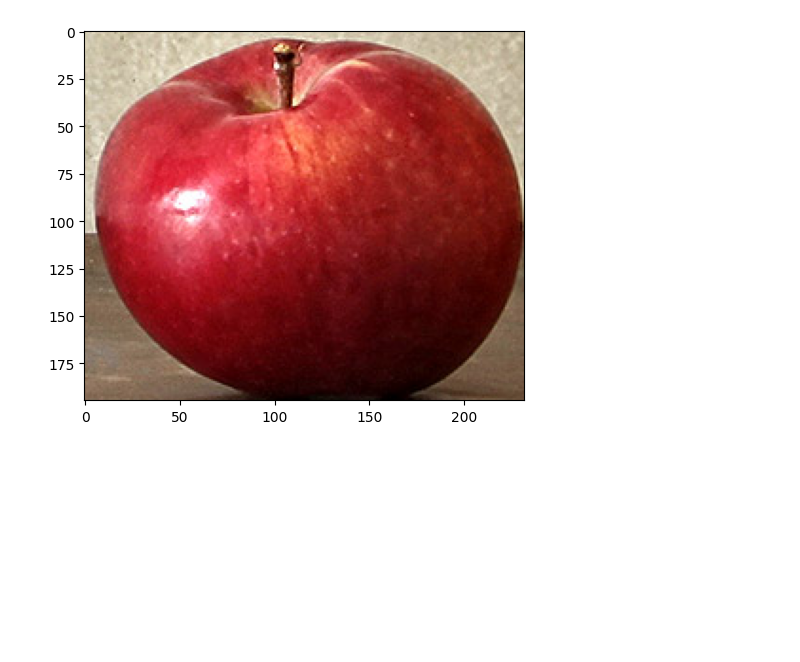
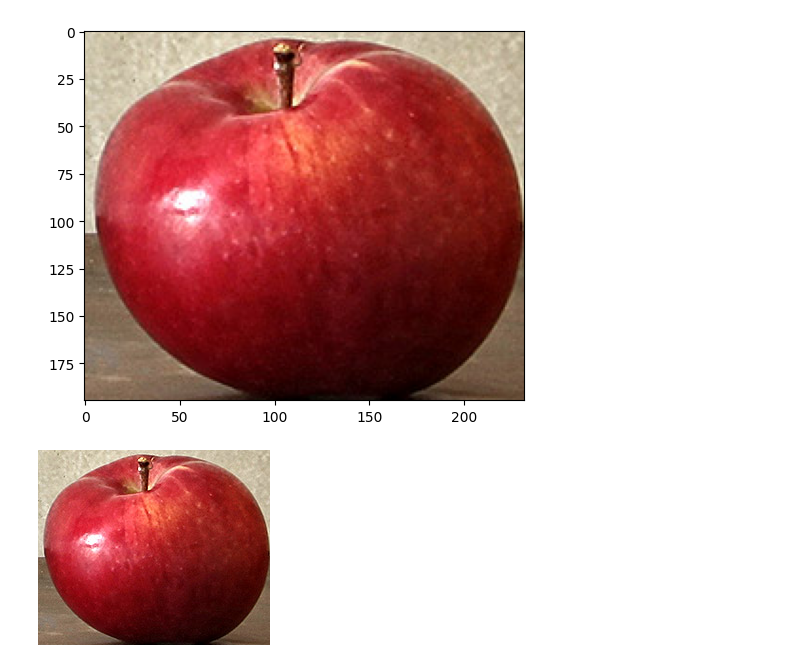
Before and after one commit to robert-whiteley/carbon_calculator, a Jupyter notebook: notebooks/crop_image.ipynb, the cells around one changed output. Cells and saved outputs as stored; diff of their text form; code cells hidden in the pictures; blank space fills up the shorter version.

Commit message:
created image cropper, connected to predict endpoint

```diff
--- a/notebooks/crop_image.ipynb
+++ b/notebooks/crop_image.ipynb
@@ -9,5 +9,3 @@ import requests
 # %%
 url = "https://personalexcellence.co/files/apple-table.jpg"
 response = requests.get(url, stream=True)
-# %%
-img = Image.open(response.raw)
@@ -55,3 +59,8 @@ plt.imshow(obj_array)
 # %% [output]
 <matplotlib.image.AxesImage at 0x...>
 [figure]
+# %%
+pil_img = Image.fromarray(obj_array)
+pil_img
+# %% [output]
+[figure, added]
```
Also changed, not shown: parts of 3 cells of this notebook, 3 other files.
